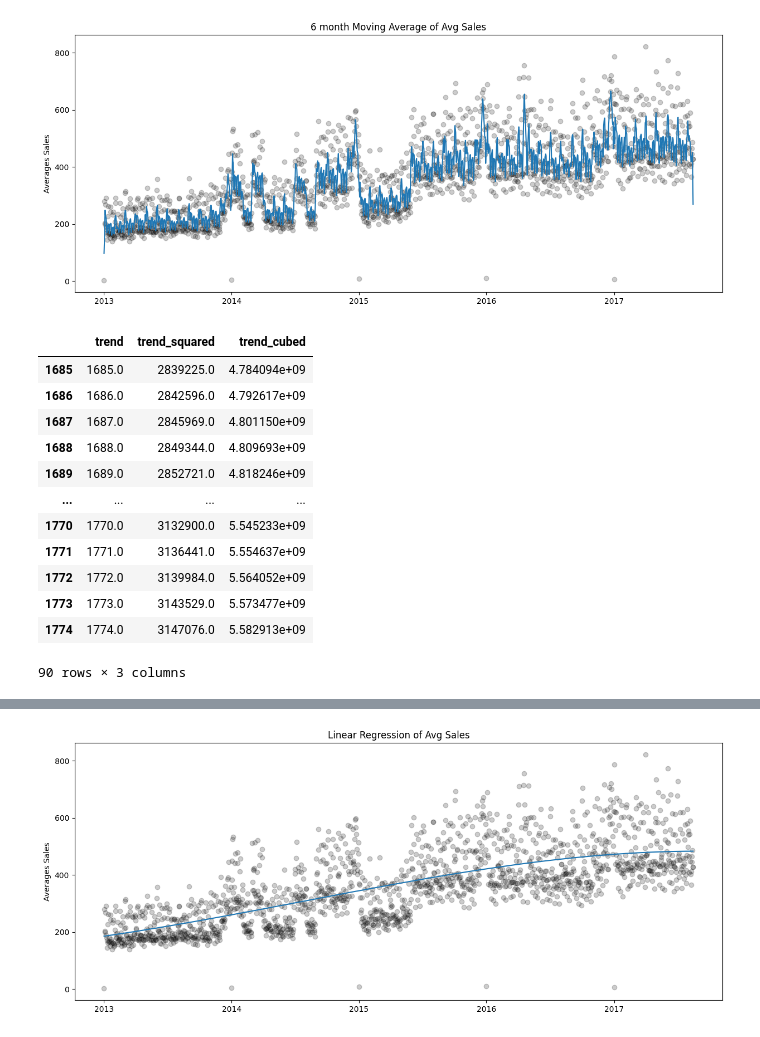
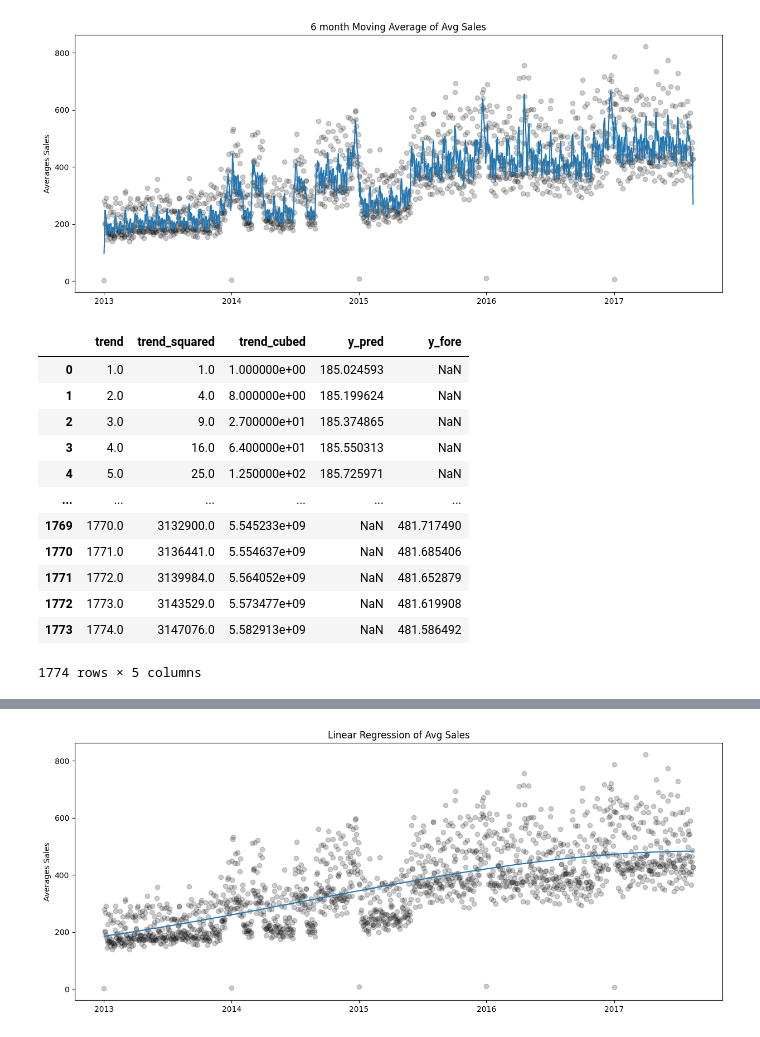
Before and after one commit to Kanchuking1/StorePrediction, a Jupyter notebook: train.ipynb, the cells around one changed output, grey strips where cells are left out. Drawn from its saved outputs; the diff is of its cells as text; code cells hidden in the pictures.

```diff
--- a/train.ipynb
+++ b/train.ipynb
@@ -27,8 +9,8 @@ import matplotlib.dates as mdates
 
 %matplotlib inline
 # %%
-train_data = pd.read_csv('./train.csv', parse_dates=['date'], infer_datetime_format=True)
-test_data = pd.read_csv('./test.csv')
+train_data = pd.read_csv('./Data/train.csv', parse_dates=['date'], infer_datetime_format=True)
+test_data = pd.read_csv('./Data/test.csv')
 # %%
 train_data.head(5)
 # %% [output]
@@ -153,36 +135,42 @@ plt.show()
 # %%
 from statsmodels.tsa.deterministic import DeterministicProcess
 
 y = average_sales.copy()
 
 dp = DeterministicProcess(
-    index = y['date'],
+    index = y.index,
     constant=False,
     order = 3
 )
 
 X = dp.in_sample()
 
 X_fore = dp.out_of_sample(90)
 
 model = LinearRegression()
 model.fit(X, y.sales)
 
-y_pred = pd.Series(model.predict(X), index=X.index)
-y_fore = pd.Series(model.predict(X_fore), index=X_fore.index)
+y_pred = pd.Series(model.predict(X), index=X.index, name="y")
+y_fore = pd.Series(model.predict(X_fore), index=X_fore.index, name="y")
 
-X_fore
+X = X._append(X_fore)
+# X['y'] = y_pred
+# X['y_fore'] = pd.Series([0 for i in range(len(y_pred))], index=X.index, name="y")._append(y_fore)
+# y_pred = y_pred._append([0 for i in range(len(y_fore))], index=X_fore.index)
+X['y_pred'] = y_pred
+X['y_fore'] = y_fore
+X
 # %% [output]
-|  | trend | trend_squared | trend_cubed |
-| 1685 | 1685.0 | 2839225.0 | 4.784094e+09 |
-| 1686 | 1686.0 | 2842596.0 | 4.792617e+09 |
-| 1687 | 1687.0 | 2845969.0 | 4.801150e+09 |
-| 1688 | 1688.0 | 2849344.0 | 4.809693e+09 |
-| 1689 | 1689.0 | 2852721.0 | 4.818246e+09 |
-| ... | ... | ... | ... |
-| 1770 | 1770.0 | 3132900.0 | 5.545233e+09 |
-| 1771 | 1771.0 | 3136441.0 | 5.554637e+09 |
-| 1772 | 1772.0 | 3139984.0 | 5.564052e+09 |
-| 1773 | 1773.0 | 3143529.0 | 5.573477e+09 |
-| 1774 | 1774.0 | 3147076.0 | 5.582913e+09 |
+|  | trend | trend_squared | trend_cubed | y_pred | y_fore |
+| 0 | 1.0 | 1.0 | 1.000000e+00 | 185.024593 | NaN |
+| 1 | 2.0 | 4.0 | 8.000000e+00 | 185.199624 | NaN |
+| 2 | 3.0 | 9.0 | 2.700000e+01 | 185.374865 | NaN |
+| 3 | 4.0 | 16.0 | 6.400000e+01 | 185.550313 | NaN |
+| 4 | 5.0 | 25.0 | 1.250000e+02 | 185.725971 | NaN |
+| ... | ... | ... | ... | ... | ... |
+| 1769 | 1770.0 | 3132900.0 | 5.545233e+09 | NaN | 481.717490 |
+| 1770 | 1771.0 | 3136441.0 | 5.554637e+09 | NaN | 481.685406 |
+| 1771 | 1772.0 | 3139984.0 | 5.564052e+09 | NaN | 481.652879 |
+| 1772 | 1773.0 | 3143529.0 | 5.573477e+09 | NaN | 481.619908 |
+| 1773 | 1774.0 | 3147076.0 | 5.582913e+09 | NaN | 481.586492 |
-90 rows × 3 columns
+1774 rows × 5 columns
```
Also changed, not shown: parts of 6 cells of this notebook.
